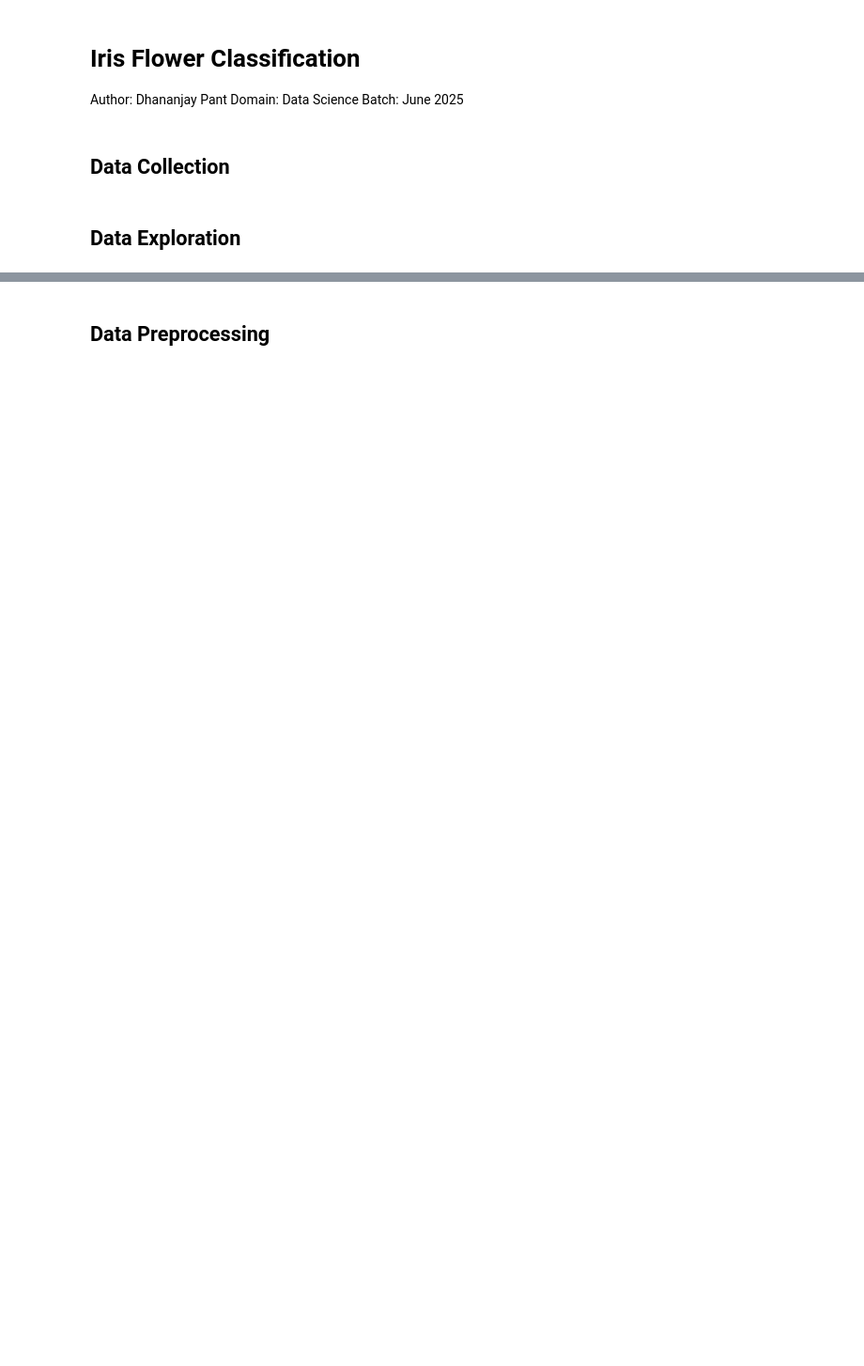
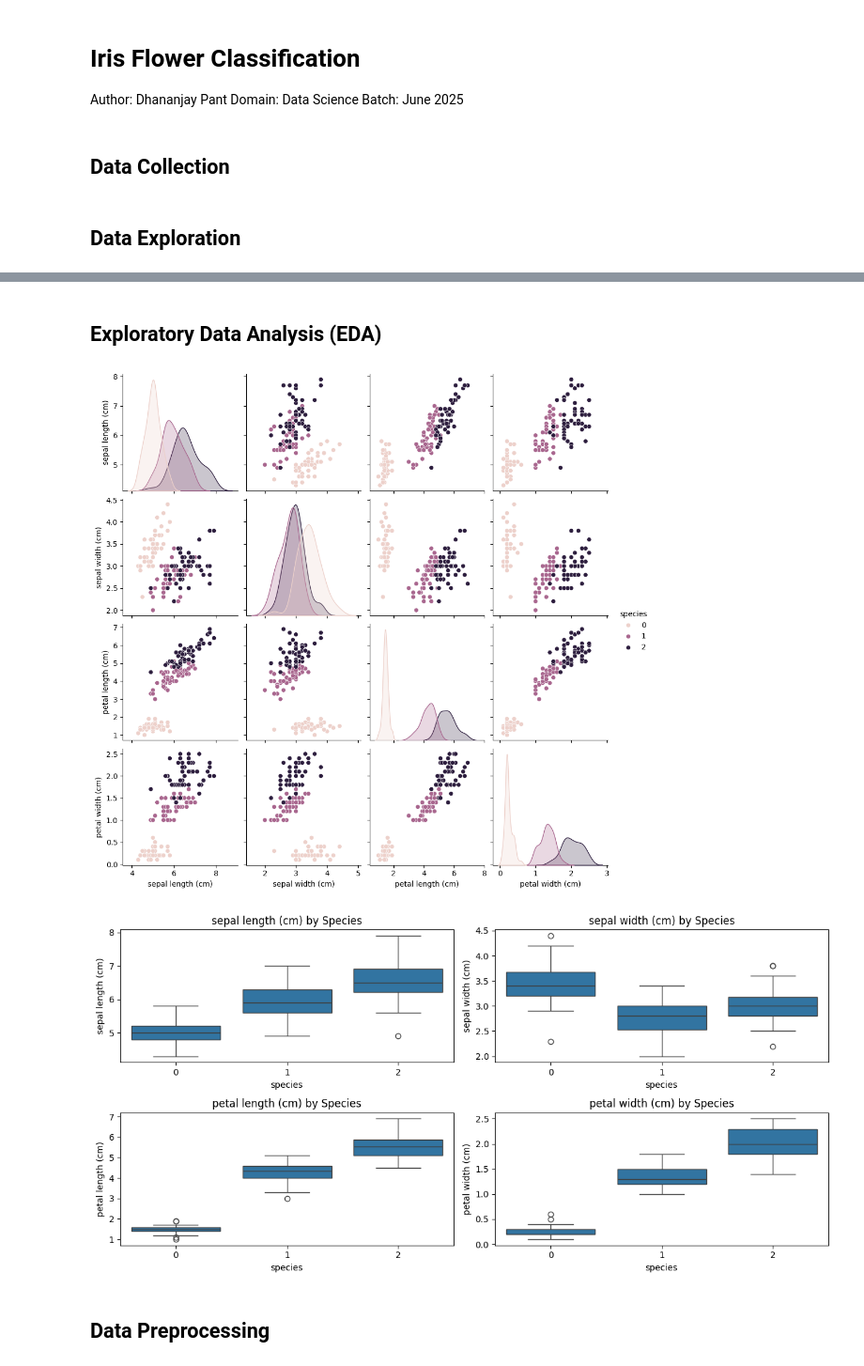
Before and after one commit to JayPant/CODSOFT, a Jupyter notebook: Task-3/iris_flower_classification.ipynb, the cells around one changed output, grey strips where cells are left out. Shown: that part at 94% size. Saved outputs shown, nothing was run; the diff lists cells and outputs as text; code cells hidden in the pictures; blank space fills up the shorter version.

```diff
--- a/Task-3/iris_flower_classification.ipynb
+++ b/Task-3/iris_flower_classification.ipynb
@@ -27,3 +46,29 @@ print(iris_df['species'].value_counts())
+# %% [markdown]
+## Exploratory Data Analysis (EDA)
+# %%
+import pandas as pd
+import seaborn as sns
+import matplotlib.pyplot as plt
+
+# Create a DataFrame from the Iris dataset
+iris_df = pd.DataFrame(data=iris.data, columns=iris.feature_names)
+iris_df['species'] = iris.target
+
+# Pairplot to visualize the relationship between features
+sns.pairplot(iris_df, hue='species')
+plt.show()
+
+# Boxplot to visualize the distribution of each feature by species
+plt.figure(figsize=(12, 6))
+for i, feature in enumerate(iris.feature_names):
+    plt.subplot(2, 2, i+1)
+    sns.boxplot(x='species', y=feature, data=iris_df)
+    plt.title(f'{feature} by Species')
+plt.tight_layout()
+plt.show()
+# %% [output]
+[figure, added]
+[figure, added]
 # %% [markdown]
 ## Data Preprocessing
 # %%
```
Also changed, not shown: parts of 5 cells of this notebook, 1 other file.
